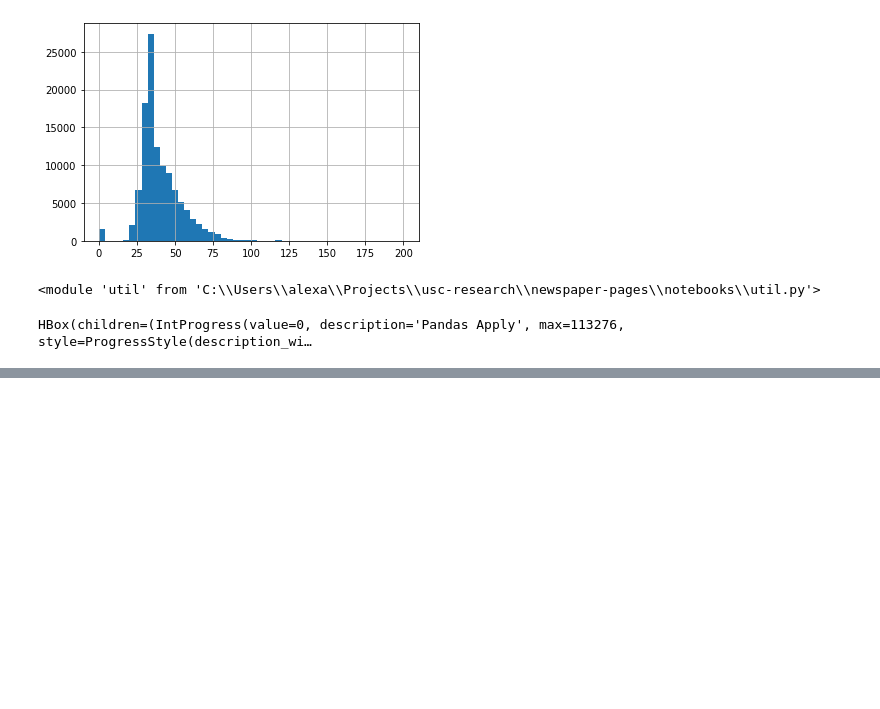
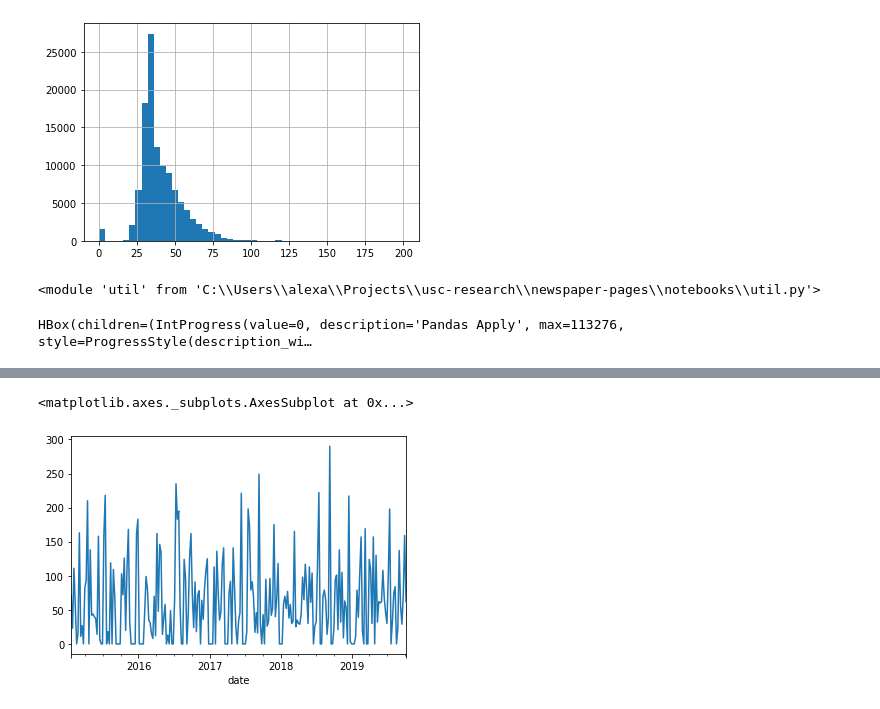
Before and after one commit to alex2awesome/newspaper-pages, a Jupyter notebook: notebooks/2019-09-01__city-council-meetings.ipynb, the cells around one changed output, grey strips where cells are left out. Drawn from its saved outputs; the diff is of its cells as text; code cells hidden in the pictures; blank space fills up the shorter version.

```diff
--- a/notebooks/2019-09-01__city-council-meetings.ipynb
+++ b/notebooks/2019-09-01__city-council-meetings.ipynb
@@ -93,0 +102,3 @@ all_meetings_dfs.to_csv("../council_meetings/processed_council_meetings.csv")
+# %%
+council_action_files = glob.glob('../council_meetings/meetings/raw_html/*')
+council_action_files = list(filter(lambda x: 'clkcouncilactions' in x, council_action_files))
@@ -93,0 +154,2 @@ all_meetings_dfs.to_csv("../council_meetings/processed_council_meetings.csv")
+# %%
+all_output_df = pd.DataFrame(all_output).assign(item_num=lambda df: df['item_num'].str.get(0))
@@ -93,0 +159,5 @@ all_meetings_dfs.to_csv("../council_meetings/processed_council_meetings.csv")
+# %%
+all_output_df.assign(c=1).groupby(pd.Grouper(key='date', freq='7D'))['c'].sum().plot()
+# %% [output]
+<matplotlib.axes._subplots.AxesSubplot at 0x...>
+[figure, added]
```
Also changed, not shown: parts of 20 cells of this notebook, 22 other files.
